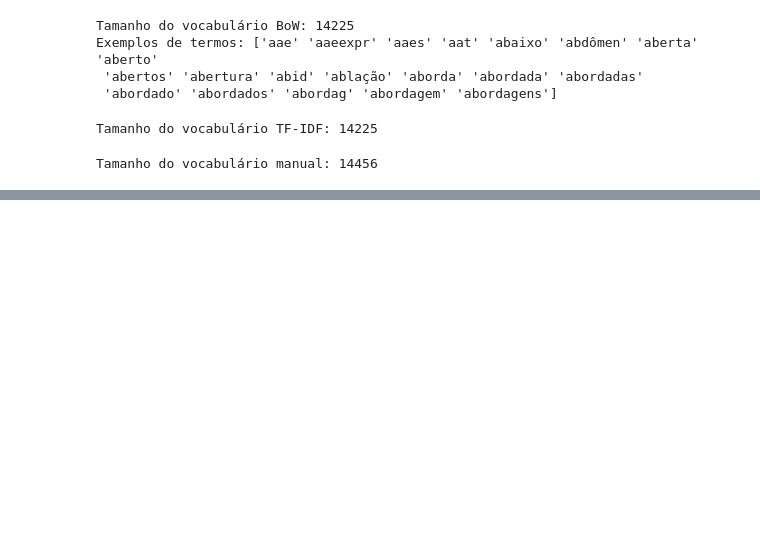
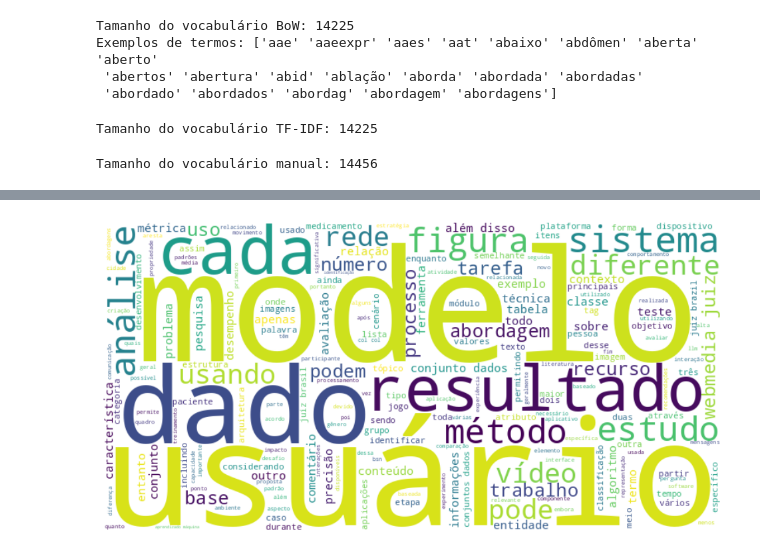
Before and after one commit to ferreira-eduardo/NLP_Recsys, a Jupyter notebook: notebooks/statiscs14_05.ipynb, the cells around one changed output, grey strips where cells are left out. Saved outputs shown, nothing was run; the diff lists cells and outputs as text; code cells hidden in the pictures; blank space fills up the shorter version.

```diff
--- a/notebooks/statiscs14_05.ipynb
+++ b/notebooks/statiscs14_05.ipynb
@@ -125,0 +225,22 @@ Tamanho do vocabulário manual: 14456
+# %%
+from wordcloud import WordCloud
+import matplotlib.pyplot as plt
+from collections import Counter
+
+# Combine all text from your corpus
+all_text = ' '.join(corpus['texto_processado'].dropna())
+
+# Generate word cloud
+wordcloud = WordCloud(width=800, height=400,
+                     background_color='white',
+                     max_words=200,
+                     colormap='viridis').generate(all_text)
+
+# Display the word cloud
+plt.figure(figsize=(12, 8))
+plt.imshow(wordcloud, interpolation='bilinear')
+plt.axis('off')
+
+plt.show()
+# %% [output]
+[figure, added]
```
Also changed, not shown: parts of 13 cells of this notebook.
